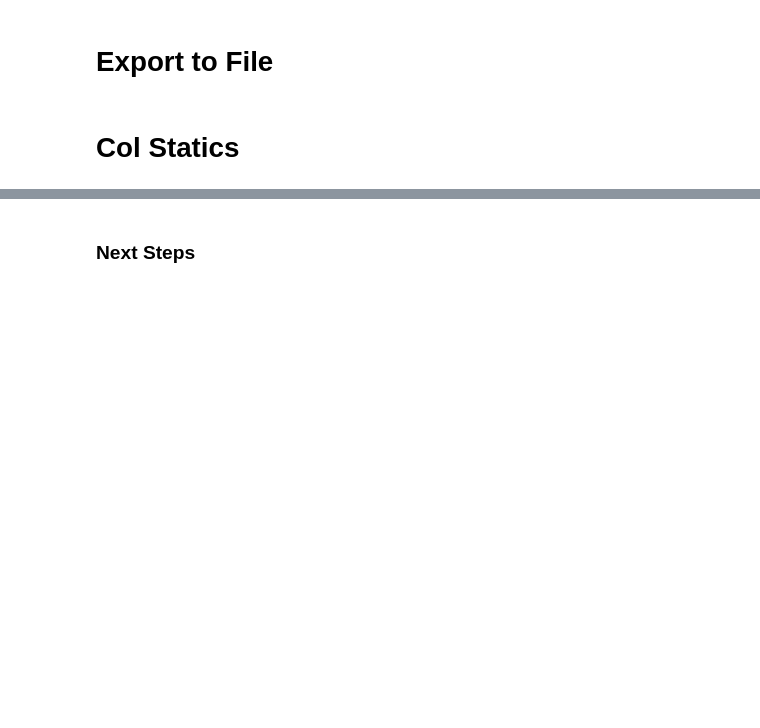
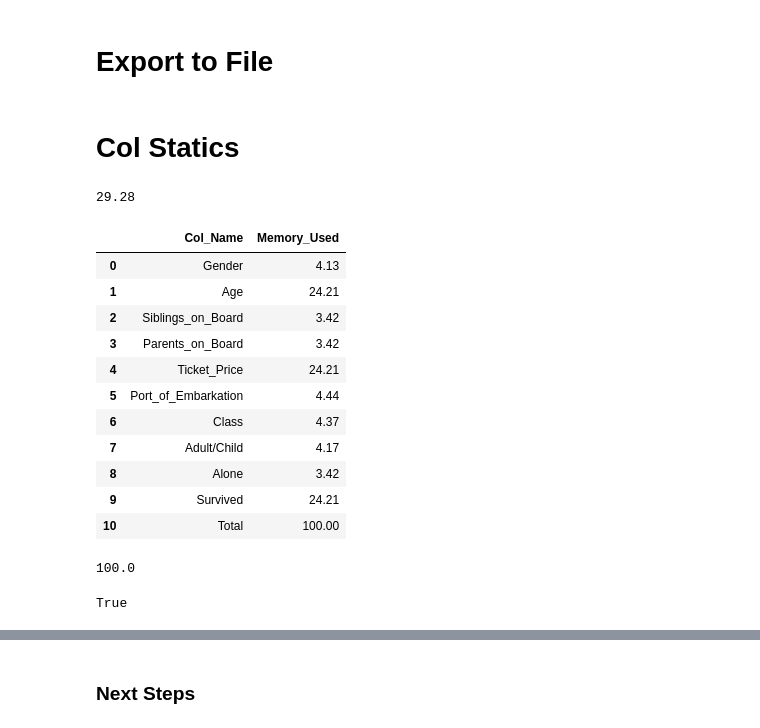
Before and after one commit to Abigor111/SunTzu, a Jupyter notebook: examples/MetadataFunctions.ipynb, the cells around one changed output, grey strips where cells are left out. Drawn from its saved outputs; the diff is of its cells as text; code cells hidden in the pictures; blank space fills up the shorter version.

```diff
--- a/examples/MetadataFunctions.ipynb
+++ b/examples/MetadataFunctions.ipynb
@@ -741,6 +730,61 @@ def loop_to_col_info(self, func, new_col_name, show_df, get_total=False):
                 return total
     except ValueError:
         print(f"{func} has to be a function.")
+# %%
+def get_col_memory_usage(self, col, output=True, unit="kb"):
+    memory_usage = self[col].memory_usage(deep=True)
+    if unit == "kb":
+        value = round(memory_usage / 1024, 2)
+        if output:
+            print(f"{value} kb")
+        return value
+    elif unit == "mb":
+        value = round(memory_usage / (1024**2), 2)
+        if output:
+            print(f"{value} mb")
+        return value
+    elif unit == "b":
+        if output:
+            print(f"{memory_usage} b")
+        return memory_usage
+    else:
+        raise ValueError(f"{unit} not supported. Units supported is bytes, kilobytes and megabytes.")
+# %%
+def get_memory_usage(self, show_df=False, get_total=True, output=False):
+    return loop_to_col_info(self, func=get_col_memory_usage, new_col_name="Memory_Used", show_df= show_df, get_total=get_total, output=output)
+# %%
+def get_col_memory_usage_percentage(self, col, output=True, unit="kb"):
+    total_usage = get_memory_usage(self)
+    col_usage = get_col_memory_usage(self, col, False, unit)
+    value = round((col_usage/total_usage) * 100, 2)
+    return value
+# %%
+def get_memory_usage_percentage(self, show_df=False, get_total=True, output=False):
+    return loop_to_col_info(self, func=get_col_memory_usage_percentage, new_col_name="Memory_Used", show_df= show_df, get_total=get_total, output=output)
+# %%
+get_memory_usage(df)
+# %% [output]
+29.28
+# %%
+get_memory_usage_percentage(df, True)
+# %% [output]
+|  | Col_Name | Memory_Used |
+| 0 | Gender | 4.13 |
+| 1 | Age | 24.21 |
+| 2 | Siblings_on_Board | 3.42 |
+| 3 | Parents_on_Board | 3.42 |
+| 4 | Ticket_Price | 24.21 |
+| 5 | Port_of_Embarkation | 4.44 |
+| 6 | Class | 4.37 |
+| 7 | Adult/Child | 4.17 |
+| 8 | Alone | 3.42 |
+| 9 | Survived | 24.21 |
+| 10 | Total | 100.00 |
+100.0
+# %%
+callable(get_col_memory_usage_percentage)
+# %% [output]
+True
 # %%
 def get_col_null_count(self, col, print_output=True):
     value = self[col].isnull().sum()
```
Also changed, not shown: parts of 56 cells of this notebook.
